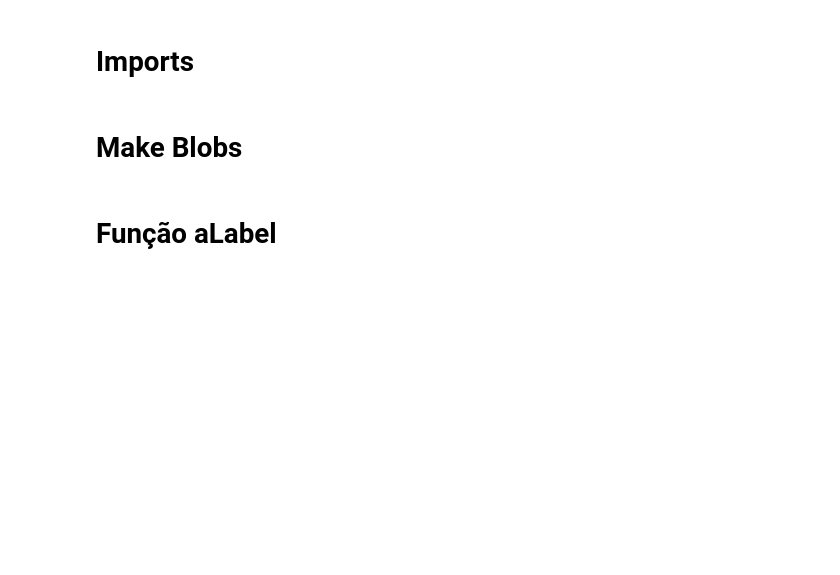
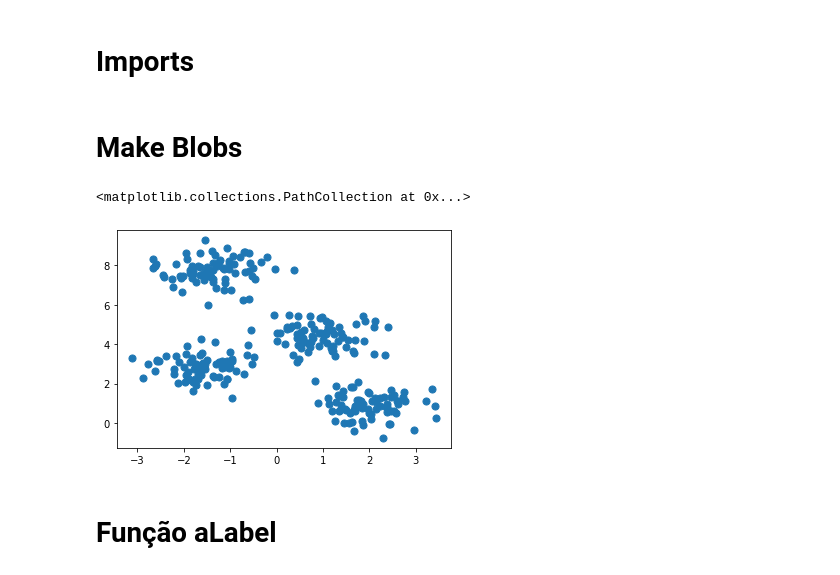
Before and after one commit to heigon77/MC886-MachineLearning-HG, a Jupyter notebook: P1.ipynb, the cells around one changed output. Saved outputs shown, nothing was run; the diff lists cells and outputs as text; code cells hidden in the pictures; blank space fills up the shorter version.

```diff
--- a/P1.ipynb
+++ b/P1.ipynb
@@ -12,9 +12,11 @@ import scipy.io as spio
 # Make Blobs
 # %%
 from sklearn.datasets import make_blobs
-X, y_true = make_blobs(n_samples=300, centers=4,
-                       cluster_std=0.60, random_state=0)
+X, y_true = make_blobs(n_samples=300, centers=4,cluster_std=0.60, random_state=0)
 plt.scatter(X[:, 0], X[:, 1], s=50)
+# %% [output]
+<matplotlib.collections.PathCollection at 0x...>
+[figure, added]
 # %% [markdown]
 # Função aLabel
 # %%
```
Also changed, not shown: parts of 11 cells of this notebook.
